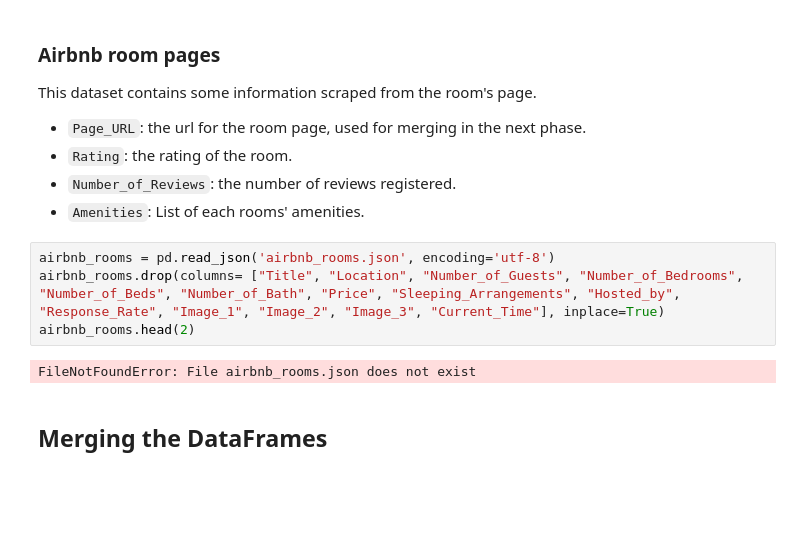
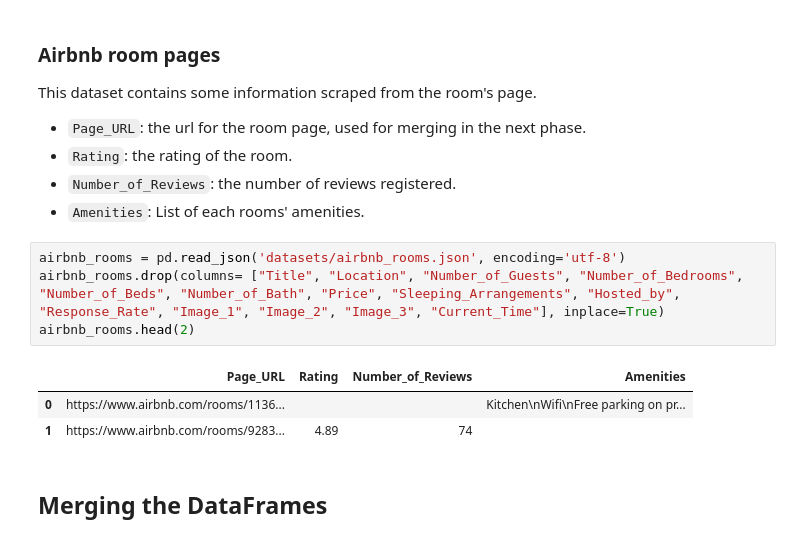
Before and after one commit to karlfilho/Airbnb_Price_Prediction, a Jupyter notebook: preprocessing.ipynb, the cells around one changed output. Saved outputs shown, nothing was run; the diff lists cells and outputs as text; blank space fills up the shorter version.

```diff
--- a/preprocessing.ipynb
+++ b/preprocessing.ipynb
@@ -39,11 +39,13 @@ This dataset contains some information scraped from the room's page.
 - `Number_of_Reviews`: the number of reviews registered.
 - `Amenities`: List of each rooms' amenities.
 # %%
-airbnb_rooms = pd.read_json('airbnb_rooms.json', encoding='utf-8')
+airbnb_rooms = pd.read_json('datasets/airbnb_rooms.json', encoding='utf-8')
 airbnb_rooms.drop(columns= ["Title", "Location", "Number_of_Guests", "Number_of_Bedrooms", "Number_of_Beds", "Number_of_Bath", "Price", "Sleeping_Arrangements", "Hosted_by", "Response_Rate", "Image_1", "Image_2", "Image_3", "Current_Time"], inplace=True)
 airbnb_rooms.head(2)
 # %% [output]
-FileNotFoundError: File airbnb_rooms.json does not exist
+|  | Page_URL | Rating | Number_of_Reviews | Amenities |
+| 0 | https://www.airbnb.com/rooms/1136... |  |  | Kitchen\nWifi\nFree parking on pr... |
+| 1 | https://www.airbnb.com/rooms/9283... | 4.89 | 74 |  |
 # %% [markdown]
 ## Merging the DataFrames
 # %%
```
Also changed, not shown: parts of 4 cells of this notebook, 3 other files.
